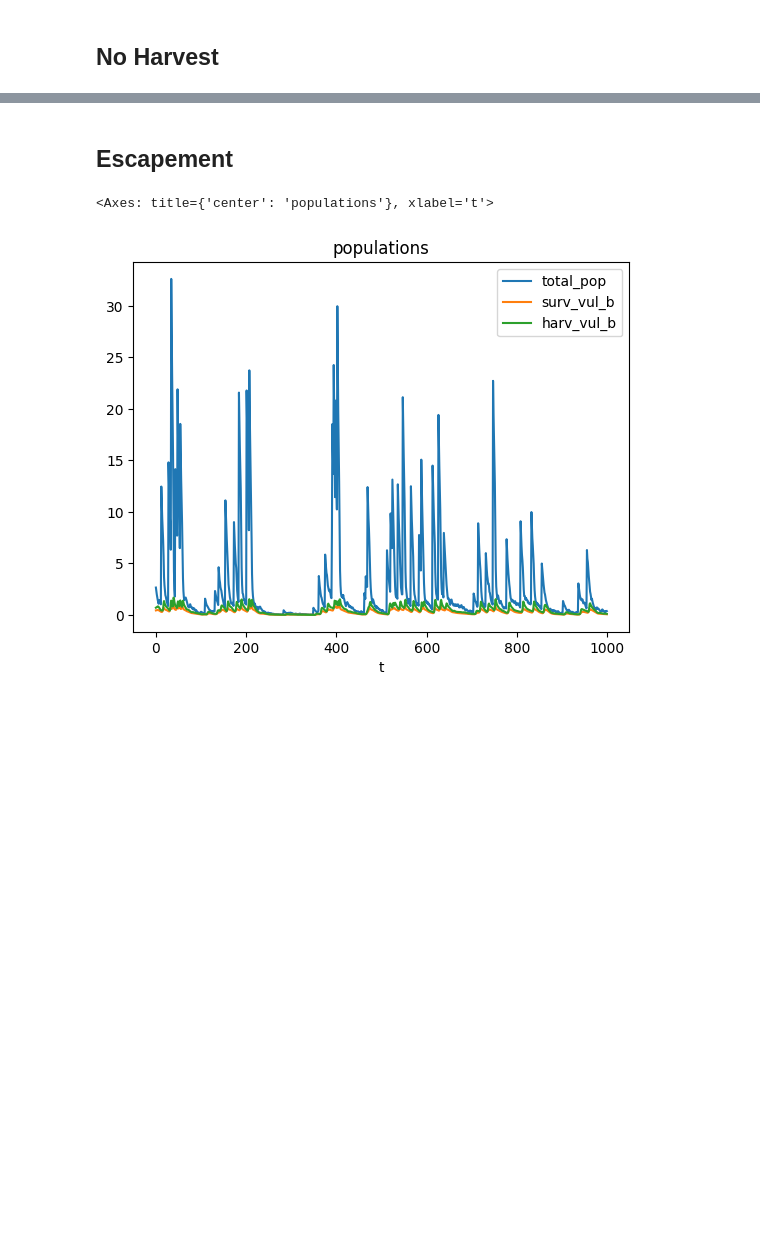
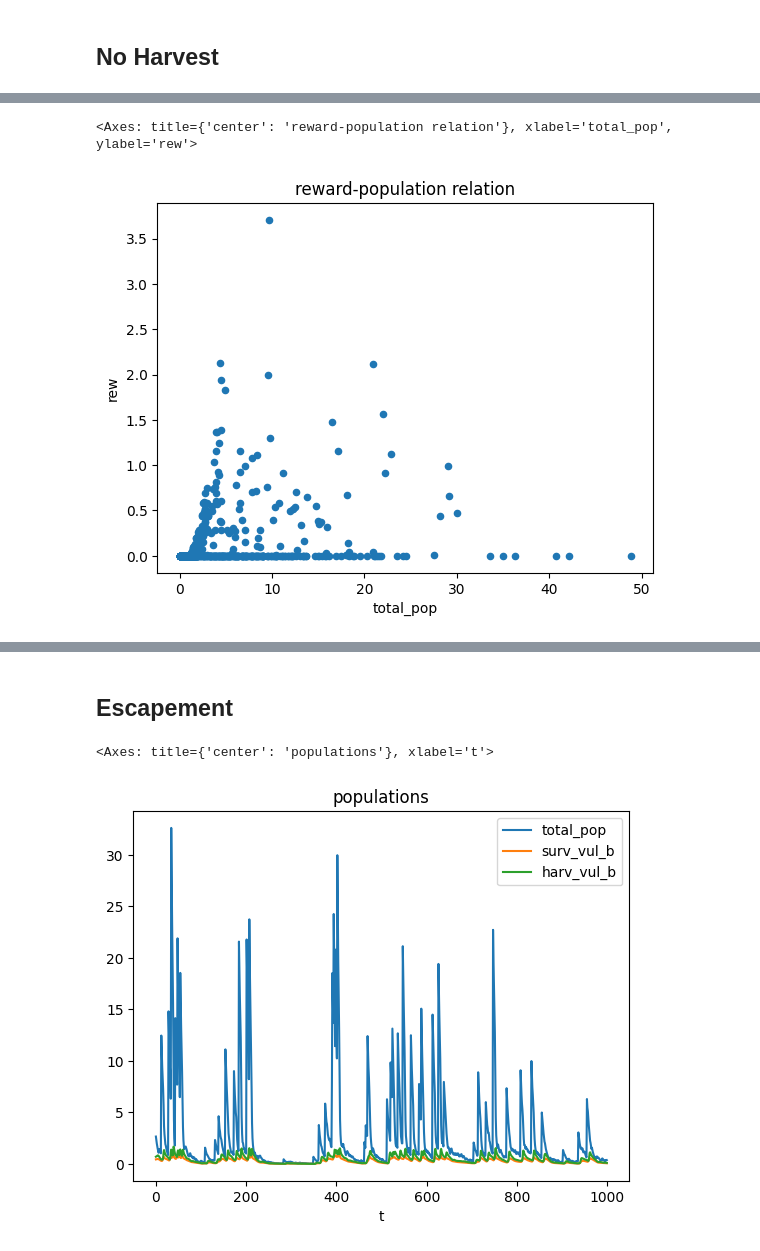
Before and after one commit to petebachant/rl4fisheries, a Jupyter notebook: notebooks/popdyn_tests.ipynb, the cells around one changed output, grey strips where cells are left out. Drawn from its saved outputs; the diff is of its cells as text; code cells hidden in the pictures; blank space fills up the shorter version.

```diff
--- a/notebooks/popdyn_tests.ipynb
+++ b/notebooks/popdyn_tests.ipynb
@@ -104,0 +121,5 @@ trivial_ep.plot(x='t', y = ['total_pop', 'surv_vul_b', 'harv_vul_b'], title='pop
+# %%
+esc_ep.plot(x='total_pop', y = 'rew', title='reward-population relation', kind='scatter')
+# %% [output]
+<Axes: title={'center': 'reward-population relation'}, xlabel='total_pop', ylabel='rew'>
+[figure, added]
```
Also changed, not shown: parts of 14 cells of this notebook, 2 other files.
